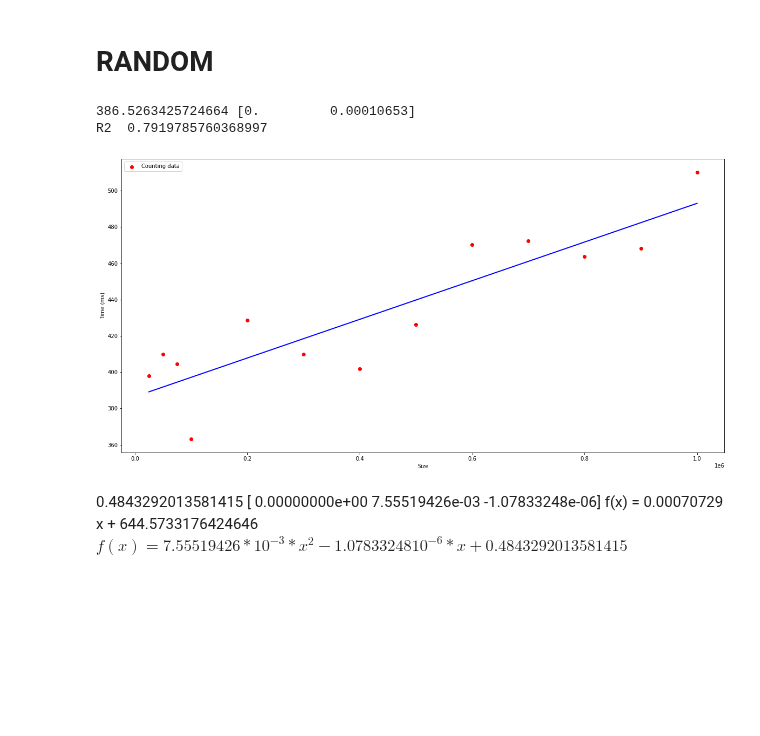
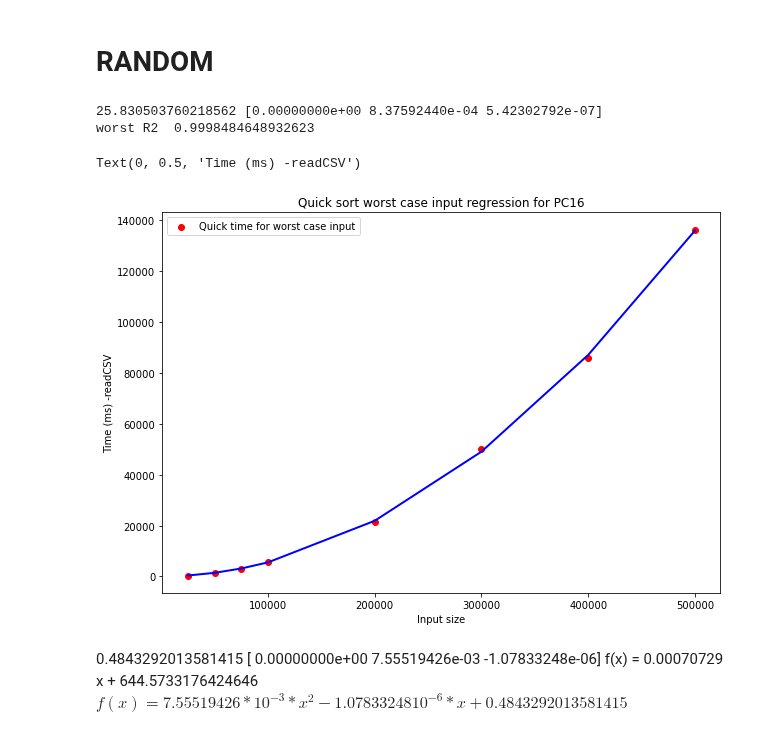
Before and after one commit to hrallil/RAPL_measurements, a Jupyter notebook: Java/FinalResults/QuickREGRESSION.ipynb, the cells around one changed output. Drawn from its saved outputs; the diff is of its cells as text; code cells hidden in the pictures; blank space fills up the shorter version.

```diff
--- a/Java/FinalResults/QuickREGRESSION.ipynb
+++ b/Java/FinalResults/QuickREGRESSION.ipynb
@@ -461,16 +454,23 @@ def polyReg(SeriesX, SeriesY,dg, Label, color, plotLabel = True, printR2Score =
         plt.plot(X, y_poly, color="blue",label= Label, linewidth=2)
     print(lr_2.intercept_, lr_2.coef_)
     return max(fitness,key=itemgetter(1))
-# %%
-plt.figure(figsize=(10,7))
-a = polyReg(meanC16[meanC16["Input case"] == "worst"]["Size"], meanC16[meanC16["Input case"] == "worst"]["Time - readCSV"],1, "Counting data", "red")
-plt.xlabel("Size")
-plt.ylabel("Time (ms)")
-print("R2 ", a[1], "\n")
-# %% [output]
-386.5263425724664 [0.         0.00010653]
-R2  0.7919785760368997
-[figure, removed]
+# %%
+plt.figure(figsize=(10,7))
+color = "red"
+
+# best = polyReg(meanC16[meanC16["Input case"] == "best"]["Size"], meanC16[meanC16["Input case"] == "best"]["Time - readCSV"],2, "Quick time for best case input", "green")
+worst = polyReg(meanC16[meanC16["Input case"] == "worst"]["Size"], meanC16[meanC16["Input case"] == "worst"]["Time - readCSV"],2, "Quick time for worst case input", "red")
+
+print(f"worst R2 ", worst[1], "\n")
+#print(f"best R2 ", best[1], "\n")
+plt.title("Quick sort worst case input regression for PC16")
+plt.xlabel("Input size")
+plt.ylabel("Time (ms) -readCSV")
+# %% [output]
+25.830503760218562 [0.00000000e+00 8.37592440e-04 5.42302792e-07]
+worst R2  0.9998484648932623
+Text(0, 0.5, 'Time (ms) -readCSV')
+[figure, added]
 # %% [markdown]
 0.4843292013581415 [ 0.00000000e+00  7.55519426e-03 -1.07833248e-06]
 f(x) = 0.00070729 x +  644.5733176424646
```
Also changed, not shown: parts of 6 cells of this notebook, 2 other files.
